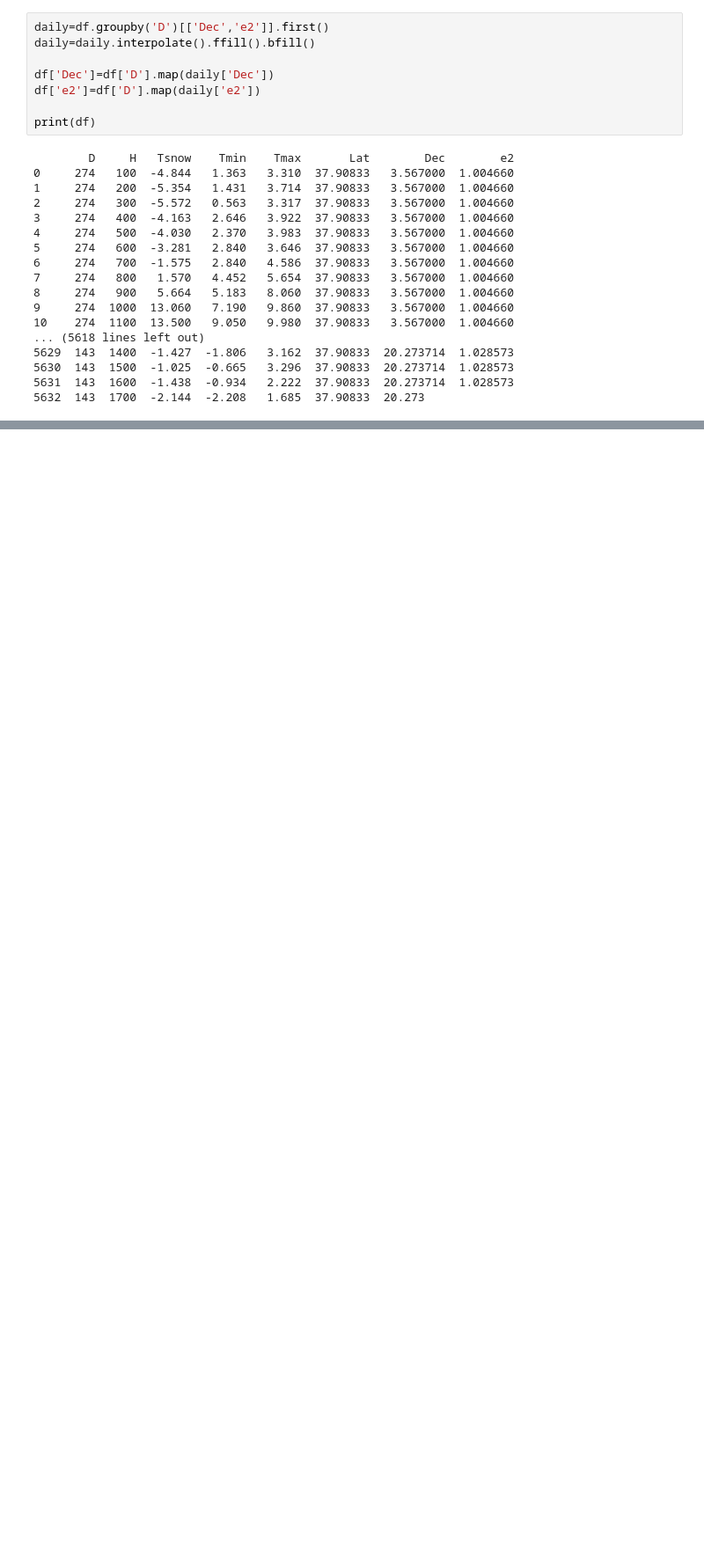
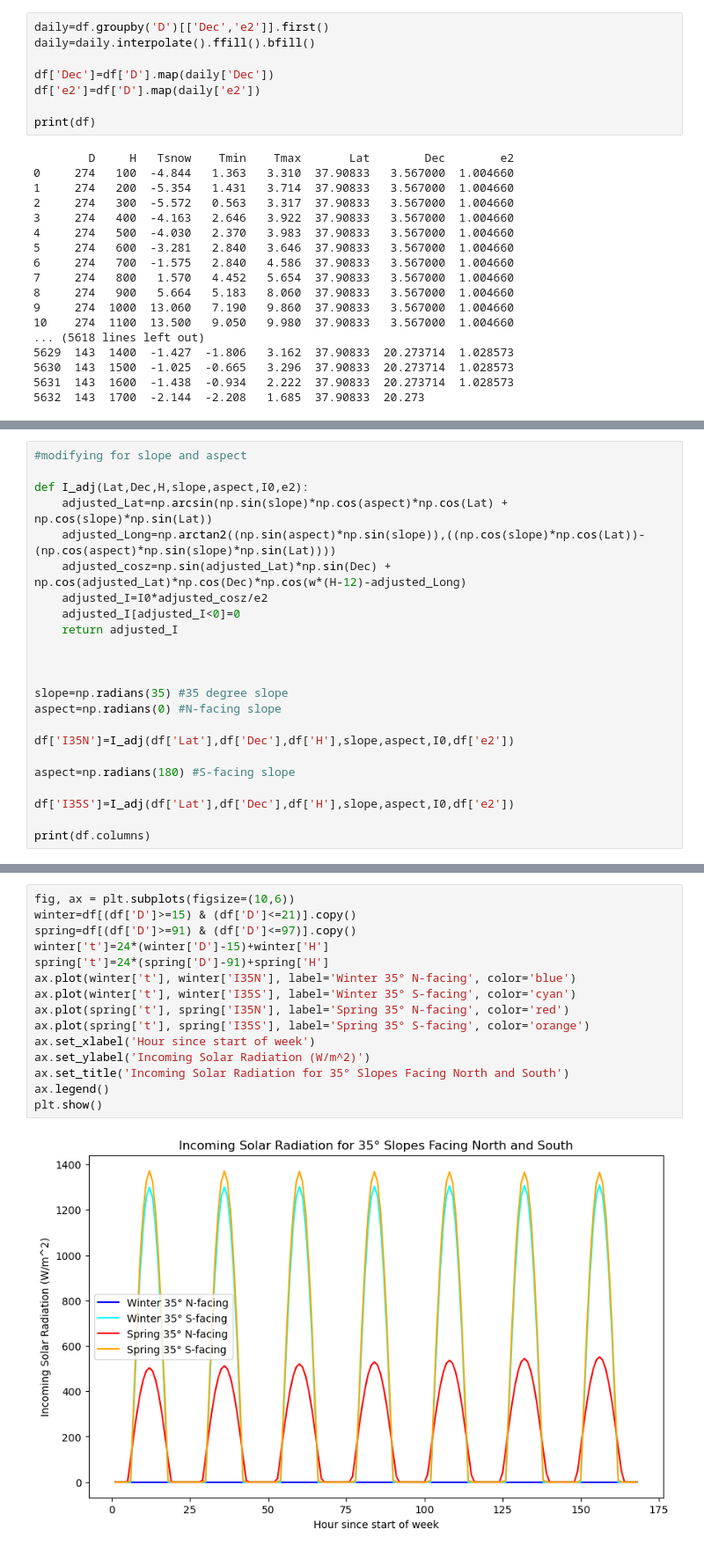
Before and after one commit to gretchenhough/Hough-S26, a Jupyter notebook: HW1/GEOS566 HW1 Solar Radiation.ipynb, the cells around one changed output, grey strips where cells are left out. Shown at 88% size. Drawn from its saved outputs; the diff is of its cells as text; blank space fills up the shorter version.

Commit message:
slope and aspect

```diff
--- a/HW1/GEOS566 HW1 Solar Radiation.ipynb
+++ b/HW1/GEOS566 HW1 Solar Radiation.ipynb
@@ -63,0 +117,23 @@ I0=1380 #W/m^2 (solar constant)
+# %%
+#modifying for slope and aspect
+
+def I_adj(Lat,Dec,H,slope,aspect,I0,e2):
+    adjusted_Lat=np.arcsin(np.sin(slope)*np.cos(aspect)*np.cos(Lat) + np.cos(slope)*np.sin(Lat))
+    adjusted_Long=np.arctan2((np.sin(aspect)*np.sin(slope)),((np.cos(slope)*np.cos(Lat))-(np.cos(aspect)*np.sin(slope)*np.sin(Lat))))
+    adjusted_cosz=np.sin(adjusted_Lat)*np.sin(Dec) + np.cos(adjusted_Lat)*np.cos(Dec)*np.cos(w*(H-12)-adjusted_Long)
+    adjusted_I=I0*adjusted_cosz/e2
+    adjusted_I[adjusted_I<0]=0
+    return adjusted_I
+
+
+
+slope=np.radians(35) #35 degree slope
+aspect=np.radians(0) #N-facing slope
+
+df['I35N']=I_adj(df['Lat'],df['Dec'],df['H'],slope,aspect,I0,df['e2'])
+
+aspect=np.radians(180) #S-facing slope
+
+df['I35S']=I_adj(df['Lat'],df['Dec'],df['H'],slope,aspect,I0,df['e2'])
+
+print(df.columns)
@@ -63,0 +144,17 @@ I0=1380 #W/m^2 (solar constant)
+# %%
+fig, ax = plt.subplots(figsize=(10,6))
+winter=df[(df['D']>=15) & (df['D']<=21)].copy()
+spring=df[(df['D']>=91) & (df['D']<=97)].copy()
+winter['t']=24*(winter['D']-15)+winter['H']
+spring['t']=24*(spring['D']-91)+spring['H']
+ax.plot(winter['t'], winter['I35N'], label='Winter 35° N-facing', color='blue')
+ax.plot(winter['t'], winter['I35S'], label='Winter 35° S-facing', color='cyan')
+ax.plot(spring['t'], spring['I35N'], label='Spring 35° N-facing', color='red')
+ax.plot(spring['t'], spring['I35S'], label='Spring 35° S-facing', color='orange')
+ax.set_xlabel('Hour since start of week')
+ax.set_ylabel('Incoming Solar Radiation (W/m^2)')
+ax.set_title('Incoming Solar Radiation for 35° Slopes Facing North and South')
+ax.legend()
+plt.show()
+# %% [output]
+[figure, added]
```
Also changed, not shown: parts of 6 cells of this notebook.
